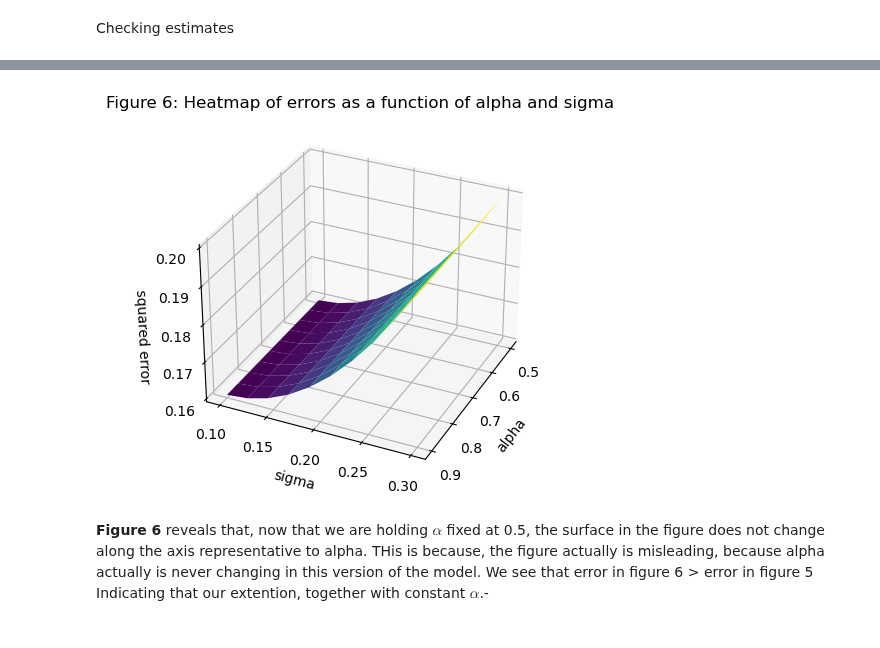
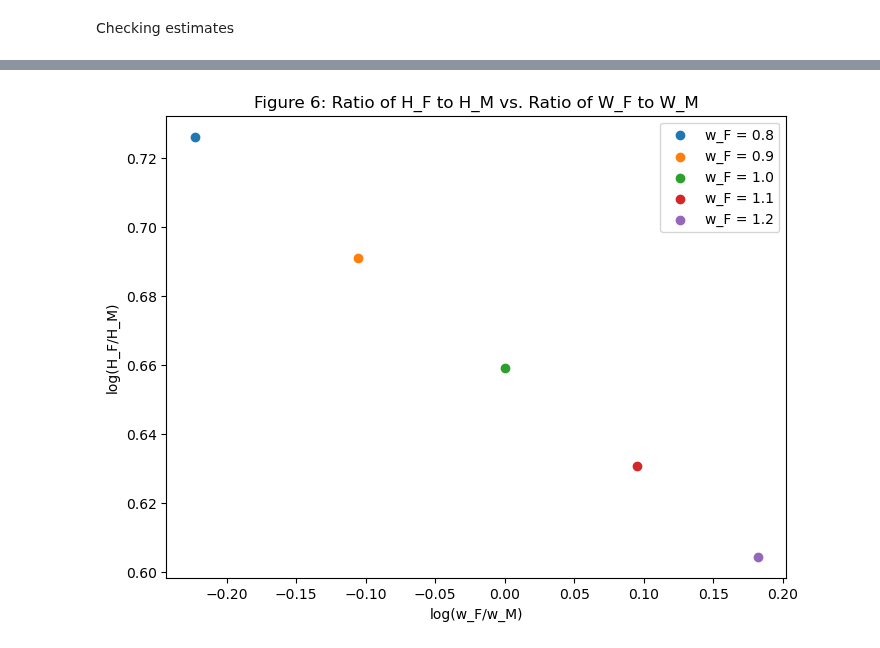
Before and after one commit to NumEconCopenhagen/projects-2023-de-slemme-programmeringsrotter, a Jupyter notebook: Inaugralproject/Inaugralproject.ipynb, the cells around one changed output, grey strips where cells are left out. Drawn from its saved outputs; the diff is of its cells as text; code cells hidden in the pictures.

```diff
--- a/Inaugralproject/Inaugralproject.ipynb
+++ b/Inaugralproject/Inaugralproject.ipynb
@@ -287,35 +303,28 @@ IndentationError: unexpected indent (Inaugralproject.py, line 229)
-# %%
-import matplotlib.pyplot as plt
-from mpl_toolkits.mplot3d import Axes3D
-
-modelext = HouseholdSpecializationModelClassExtended()
-
-
-alpha_vals = np.linspace(0.5, 0.9, 10)  # define range of alpha values to test
-sigma_vals = np.linspace(0.1, 0.3, 10)  # define range of sigma values to test
-errors = np.zeros((len(alpha_vals), len(sigma_vals)))  # initialize array to hold errors
-
-for i, alpha in enumerate(alpha_vals):
-    for j, sigma in enumerate(sigma_vals):
-        modelext.par.alpha = alpha
-        modelext.par.sigma = sigma
-        modelext.solve_wF_vec(discrete=False)
-        modelext.run_regression()
-        errors[i,j] = (modelext.par.beta0_target - modelext.sol.beta0)**2 + (modelext.par.beta1_target - modelext.sol.beta1)**2
-# %%
-# create 3D plot of squared errors as a function of alpha and sigma
-alpha_mesh, sigma_mesh = np.meshgrid(alpha_vals, sigma_vals, indexing='ij')
-fig = plt.figure()
-ax = fig.add_subplot(111, projection='3d')
-ax.plot_surface(alpha_mesh, sigma_mesh, errors, cmap='viridis')
-ax.set_xlabel('alpha')
-ax.set_ylabel('sigma')
-ax.set_zlabel('squared error')
-ax.set_title("Figure 6: Heatmap of errors as a function of alpha and sigma")
-
-ax.view_init(elev=30, azim=70)  # adjust view angle
-plt.show()
-# %% [output]
-[figure, removed]
-# %% [markdown]
-**Figure 6** reveals that, now that we are holding $\alpha$ fixed at 0.5, the surface in the figure does not change along the axis representative to alpha. THis is because, the figure actually is misleading, because alpha actually is never changing in this version of the model. We see that error in figure 6 > error in figure 5 Indicating that our extention, together with constant $\alpha$.-
+# %%
+import numpy as np
+import matplotlib.pyplot as plt
+from Inaugralproject import HouseholdSpecializationModelClassExtended
+
+# create an instance of the model class
+modelext = HouseholdSpecializationModelClassExtended()
+
+#Create the list of the values wF we want to go through
+wF_vec = np.linspace(0.8,1.2,5) #This adds the wF_vec
+
+modelext.solve_wF_vec()
+
+modelext.par.wF = w_F
+# create the plot
+fig, ax = plt.subplots(figsize=(8, 6))
+
+for i in range(len(wF_vec)):
+    ax.scatter(np.log(wF_vec[i]), np.log(model.sol.HF_vec[i] / model.sol.HM_vec[i]), label=f"w_F = {wF_vec[i]:.1f}")
+
+ax.set_xlabel("log(w_F/w_M)")
+ax.set_ylabel("log(H_F/H_M)")
+ax.set_title("Figure 6: Ratio of H_F to H_M vs. Ratio of W_F to W_M")
+ax.legend()
+
+plt.show()
+# %% [output]
+[figure, added]
```
Also changed, not shown: parts of 7 cells of this notebook.
